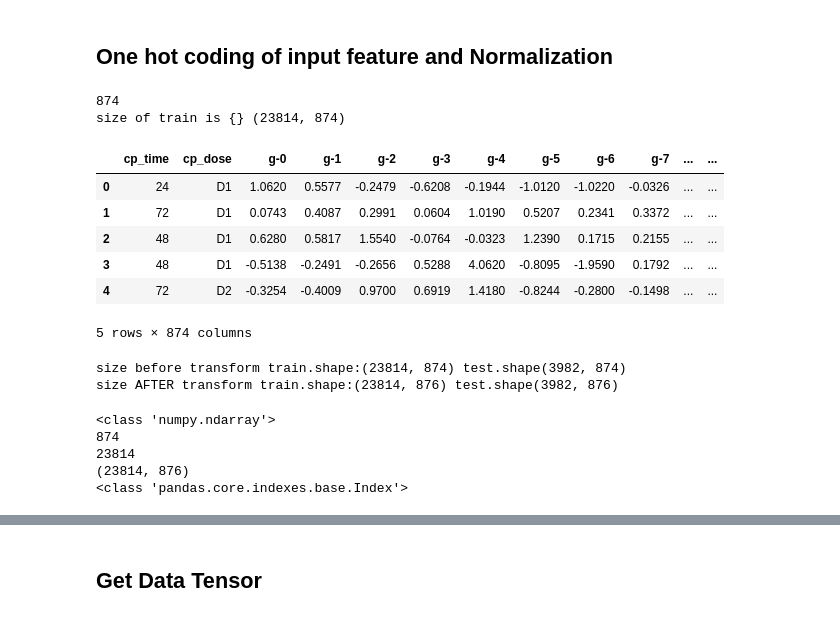
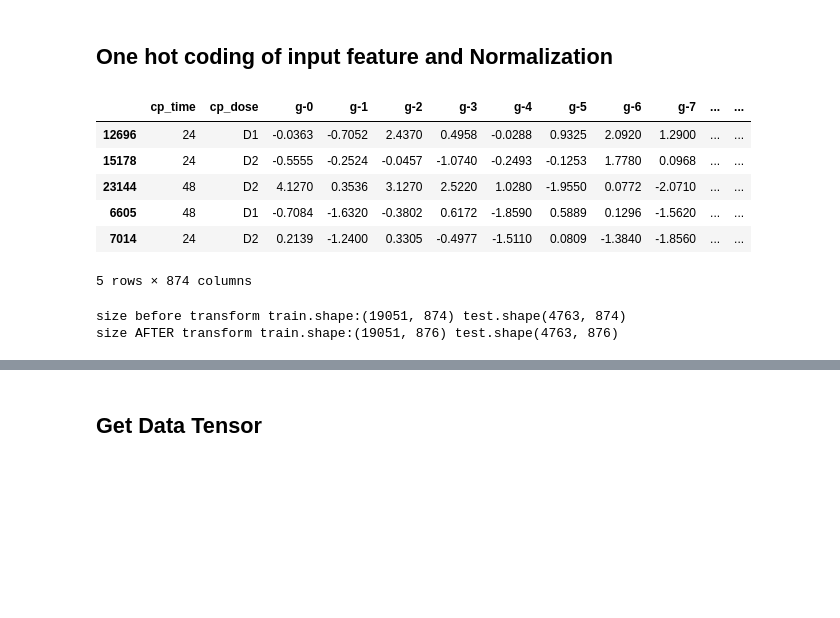
Before and after one commit to Pankaj5466/MoA, a Jupyter notebook: book2-neuralnetworktrain.ipynb, the cells around one changed output, grey strips where cells are left out. Drawn from its saved outputs; the diff is of its cells as text; code cells hidden in the pictures; blank space fills up the shorter version.

```diff
--- a/book2-neuralnetworktrain.ipynb
+++ b/book2-neuralnetworktrain.ipynb
@@ -136,31 +149,32 @@ train_rf.head()
 # %%
 import torch.utils.data
 import torch
 from sklearn.compose import ColumnTransformer
 from sklearn.preprocessing import OneHotEncoder,Normalizer
 
 ignore_columns = ['sig_id','cp_type']
 
 train_columns = [x for x in train_data.columns if x not in ignore_columns]
-print(len(train_columns))
-train = train_rf[train_columns]
+train = train_nn[train_columns]  #Extract Column Except ignore_columns
+test = test_nn[train_columns]
+
+#Store Original Index and Column
 idx = train.index
 col = train.columns
-print("size of train is {}",train.shape)
+
 train.head()
 # %% [output]
+|  | cp_time | cp_dose | g-0 | g-1 | g-2 | g-3 | g-4 | g-5 | g-6 | g-7 | ... | ... |
+| 12696 | 24 | D1 | -0.0363 | -0.7052 | 2.4370 | 0.4958 | -0.0288 | 0.9325 | 2.0920 | 1.2900 | ... | ... |
+| 15178 | 24 | D2 | -0.5555 | -0.2524 | -0.0457 | -1.0740 | -0.2493 | -0.1253 | 1.7780 | 0.0968 | ... | ... |
+| 23144 | 48 | D2 | 4.1270 | 0.3536 | 3.1270 | 2.5220 | 1.0280 | -1.9550 | 0.0772 | -2.0710 | ... | ... |
+| 6605 | 48 | D1 | -0.7084 | -1.6320 | -0.3802 | 0.6172 | -1.8590 | 0.5889 | 0.1296 | -1.5620 | ... | ... |
+| 7014 | 24 | D2 | 0.2139 | -1.2400 | 0.3305 | -0.4977 | -1.5110 | 0.0809 | -1.3840 | -1.8560 | ... | ... |
-874
-size of train is {} (23814, 874)
+5 rows × 874 columns
-|  | cp_time | cp_dose | g-0 | g-1 | g-2 | g-3 | g-4 | g-5 | g-6 | g-7 | ... | ... |
-| 0 | 24 | D1 | 1.0620 | 0.5577 | -0.2479 | -0.6208 | -0.1944 | -1.0120 | -1.0220 | -0.0326 | ... | ... |
-| 1 | 72 | D1 | 0.0743 | 0.4087 | 0.2991 | 0.0604 | 1.0190 | 0.5207 | 0.2341 | 0.3372 | ... | ... |
-| 2 | 48 | D1 | 0.6280 | 0.5817 | 1.5540 | -0.0764 | -0.0323 | 1.2390 | 0.1715 | 0.2155 | ... | ... |
-| 3 | 48 | D1 | -0.5138 | -0.2491 | -0.2656 | 0.5288 | 4.0620 | -0.8095 | -1.9590 | 0.1792 | ... | ... |
-| 4 | 72 | D2 | -0.3254 | -0.4009 | 0.9700 | 0.6919 | 1.4180 | -0.8244 | -0.2800 | -0.1498 | ... | ... |
-5 rows × 874 columns
 # %%
-test = test_rf[train_columns]
+
 target = train_target.iloc[:,1:].values
+#test_target = test_target[:,1:]
 #https://stackoverflow.com/questions/54160370/how-to-use-sklearn-column-transformer/54160620
 transform = ColumnTransformer([('o',OneHotEncoder(),[0,1]),('s',Normalizer(),list(range(3,train.shape[1])))])
 print("size before transform train.shape:{} test.shape{}".format(train.shape,test.shape))
@@ -169,25 +183,5 @@ test = transform.transform(test)
 
 print("size AFTER transform train.shape:{} test.shape{}".format(train.shape,test.shape))
 # %% [output]
-size before transform train.shape:(23814, 874) test.shape(3982, 874)
-size AFTER transform train.shape:(23814, 876) test.shape(3982, 876)
+size before transform train.shape:(19051, 874) test.shape(4763, 874)
+size AFTER transform train.shape:(19051, 876) test.shape(4763, 876)
-# %%
-#train_rf['cp_dose'] = train_data['cp_dose'].replace({"D1":1 , "D2":2})
-#train_rf['cp_type'] = train_rf['cp_type'].replace({"trt_cp":1 , "ctl_vehicle":2})
-
-#test_rf['cp_dose'] = test_data['cp_dose'].replace({"D1":1 , "D2":2})
-#test_rf['cp_type'] = test_data['cp_type'].replace({"trt_cp":1 , "ctl_vehicle":2})
-print(type(train))
-print(len(col))
-print(len(idx))
-print(train.shape)
-print(type(col))
-
-#col = pd.concat(['p1', 'p2'] ,col)
-train_df = pd.DataFrame(data = train,index = idx ) #Check if encoding is successful or not
-# %% [output]
-<class 'numpy.ndarray'>
-874
-23814
-(23814, 876)
-<class 'pandas.core.indexes.base.Index'>
```
Also changed, not shown: parts of 41 cells of this notebook, 1 other file.
